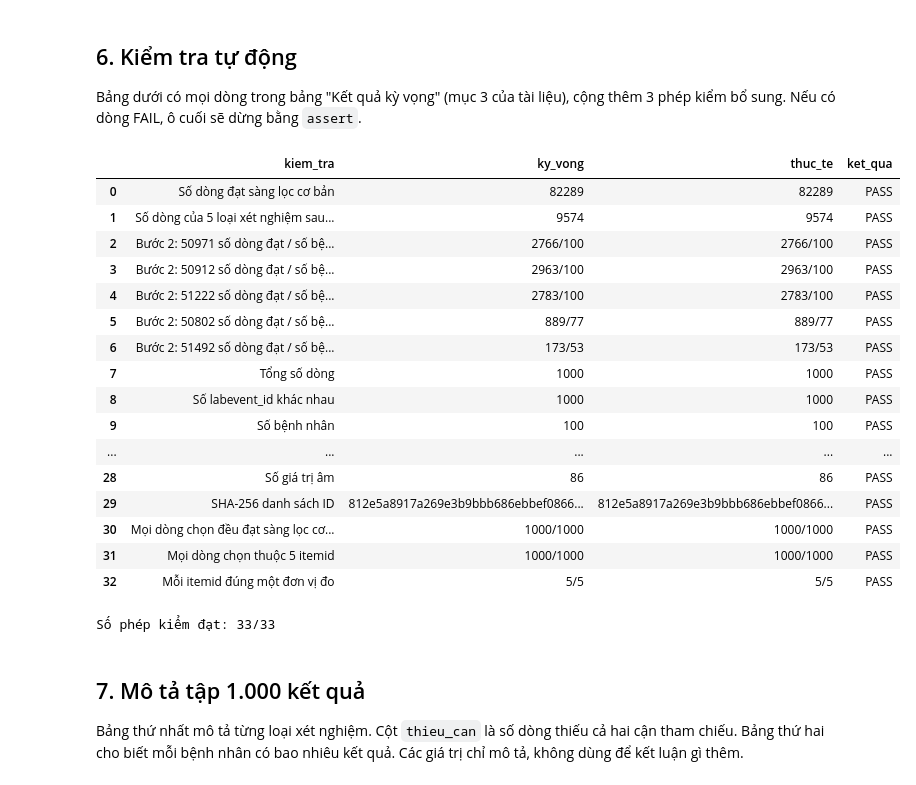
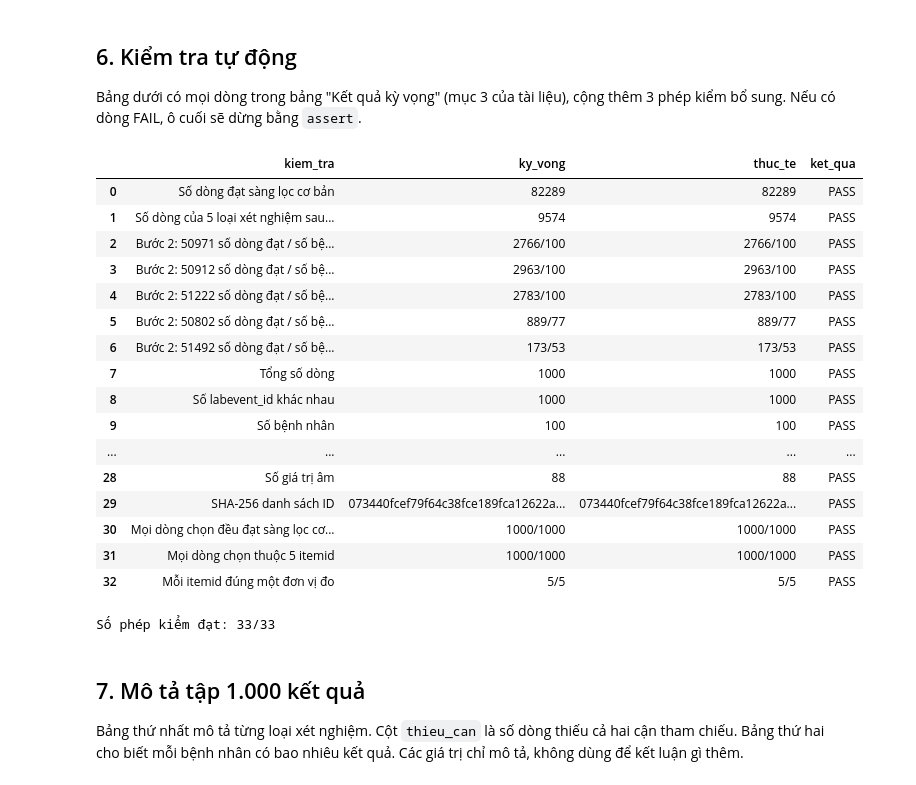
Before and after one commit to tungthien408/lis-fhir-emr-stat-audit, a Jupyter notebook: notebooks/05_sample_selection_1000.ipynb, the cells around one changed output. Cells and saved outputs as stored; diff of their text form; code cells hidden in the pictures.

```diff
--- a/notebooks/05_sample_selection_1000.ipynb
+++ b/notebooks/05_sample_selection_1000.ipynb
@@ -201,7 +201,7 @@ add("Số bệnh nhân", 100, selected["subject_id"].nunique())
 add("Số dòng lõi có trong tập", "40/40", f"{len(core_ids & set(selected['labevent_id']))}/{len(core_ids)}")
 
 by_item = selected.groupby("itemid").agg(n=("labevent_id", "size"), p=("subject_id", "nunique"))
-for it, n in {"50971": 209, "50912": 209, "51222": 209, "50802": 200, "51492": 173}.items():
+for it, n in {"50971": 210, "50912": 210, "51222": 210, "50802": 210, "51492": 160}.items():
     add(f"Số kết quả của itemid {it}", n, by_item.loc[it, "n"])
 for it, p in {"50971": 100, "50912": 100, "51222": 100, "50802": 77, "51492": 53}.items():
     add(f"Số bệnh nhân của itemid {it}", p, by_item.loc[it, "p"])
@@ -213,48 +213,48 @@ add("Số kết quả mỗi bệnh nhân: trung vị", 9, num(per_patient.median
 
 low_missing = selected["ref_range_lower"].map(clean).eq("")
 high_missing = selected["ref_range_upper"].map(clean).eq("")
-add("Cận tham chiếu: đủ hai cận", 657, int((~low_missing & ~high_missing).sum()))
-add("Cận tham chiếu: thiếu cả hai", 343, int((low_missing & high_missing).sum()))
+add("Cận tham chiếu: đủ hai cận", 651, int((~low_missing & ~high_missing).sum()))
+add("Cận tham chiếu: thiếu cả hai", 349, int((low_missing & high_missing).sum()))
 add("Cận tham chiếu: chỉ có một cận", 0, int((low_missing ^ high_missing).sum()))
 
 values = selected["valuenum"].map(dec)
-add("Số giá trị bằng 0", 48, int(sum(v == 0 for v in values)))
-add("Số giá trị âm", 86, int(sum(v < 0 for v in values)))
+add("Số giá trị bằng 0", 50, int(sum(v == 0 for v in values)))
+add("Số giá trị âm", 88, int(sum(v < 0 for v in values)))
 
-SHA_EXPECTED = "812e5a8917a269e3b9bbb686ebbef0866014c060eb545a32aa05bc0709e6ae6e"
+SHA_EXPECTED = "073440fcef79f64c38fce189fca12622a310a674baaec8ff8ca70e28c93e25bb"
 ids_sha = id_list_sha256(selected["labevent_id"])
 add("SHA-256 danh sách ID", SHA_EXPECTED, ids_sha)
 
 # Kiểm bổ sung: kiểm lại trên dữ liệu gốc, không dựa vào bảng pool
 raw_selected = labevents[labevents["labevent_id"].isin(set(selected["labevent_id"]))]
 n_screen = sum(basic_screen_reason(r, patient_ids, lab_ids) == "PASS" for r in raw_selected.to_dict("records"))
 add("Mọi dòng chọn đều đạt sàng lọc cơ bản", "1000/1000", f"{n_screen}/{len(selected)}")
 add("Mọi dòng chọn thuộc 5 itemid", "1000/1000", f"{int(selected['itemid'].isin(QUOTAS).sum())}/{len(selected)}")
 units = selected.groupby("itemid")["valueuom"].nunique()
 add("Mỗi itemid đúng một đơn vị đo", "5/5", f"{int((units == 1).sum())}/{len(units)}")
 
 checks_df = pd.DataFrame(checks)
 n_ok = int((checks_df["ket_qua"] == "PASS").sum())
 pd.set_option("display.max_colwidth", 80)
 display(checks_df)
 print(f"Số phép kiểm đạt: {n_ok}/{len(checks_df)}")
 failed = checks_df[checks_df["ket_qua"] == "FAIL"]
 assert failed.empty, "Có phép kiểm FAIL (xem bảng ở trên): " + "; ".join(failed["kiem_tra"])
 # %% [output]
 |  | kiem_tra | ky_vong | thuc_te | ket_qua |
 | 0 | Số dòng đạt sàng lọc cơ bản | 82289 | 82289 | PASS |
 | 1 | Số dòng của 5 loại xét nghiệm sau... | 9574 | 9574 | PASS |
 | 2 | Bước 2: 50971 số dòng đạt / số bệ... | 2766/100 | 2766/100 | PASS |
 | 3 | Bước 2: 50912 số dòng đạt / số bệ... | 2963/100 | 2963/100 | PASS |
 | 4 | Bước 2: 51222 số dòng đạt / số bệ... | 2783/100 | 2783/100 | PASS |
 | 5 | Bước 2: 50802 số dòng đạt / số bệ... | 889/77 | 889/77 | PASS |
 | 6 | Bước 2: 51492 số dòng đạt / số bệ... | 173/53 | 173/53 | PASS |
 | 7 | Tổng số dòng | 1000 | 1000 | PASS |
 | 8 | Số labevent_id khác nhau | 1000 | 1000 | PASS |
 | 9 | Số bệnh nhân | 100 | 100 | PASS |
 | ... | ... | ... | ... | ... |
-| 28 | Số giá trị âm | 86 | 86 | PASS |
-| 29 | SHA-256 danh sách ID | 812e5a8917a269e3b9bbb686ebbef0866... | 812e5a8917a269e3b9bbb686ebbef0866... | PASS |
+| 28 | Số giá trị âm | 88 | 88 | PASS |
+| 29 | SHA-256 danh sách ID | 073440fcef79f64c38fce189fca12622a... | 073440fcef79f64c38fce189fca12622a... | PASS |
 | 30 | Mọi dòng chọn đều đạt sàng lọc cơ... | 1000/1000 | 1000/1000 | PASS |
 | 31 | Mọi dòng chọn thuộc 5 itemid | 1000/1000 | 1000/1000 | PASS |
 | 32 | Mỗi itemid đúng một đơn vị đo | 5/5 | 5/5 | PASS |
```
Also changed, not shown: parts of 6 cells of this notebook, 5 other files.
